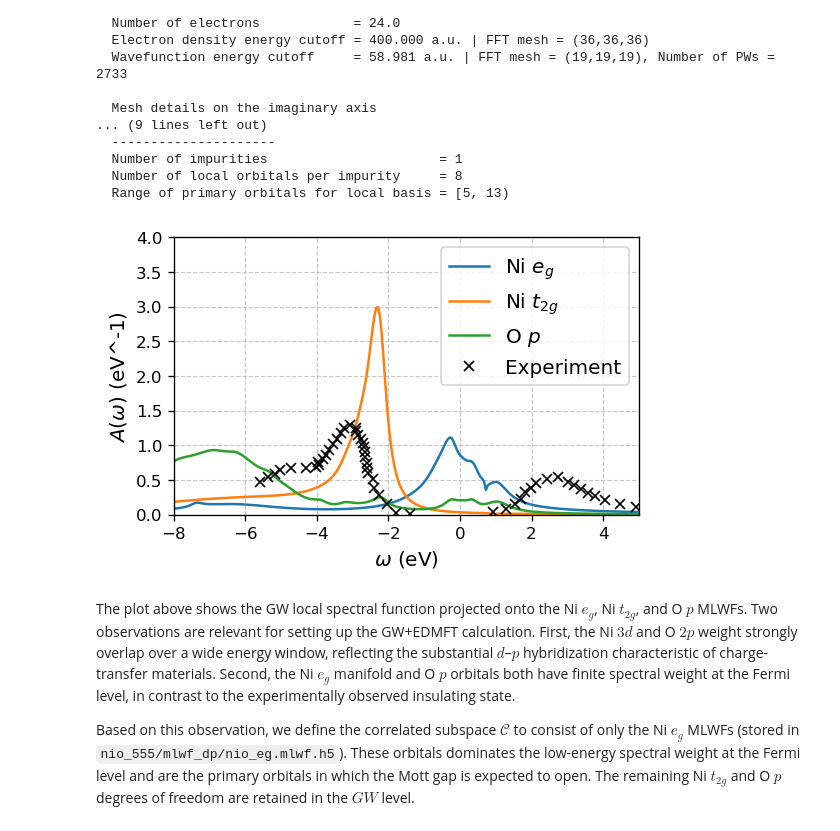
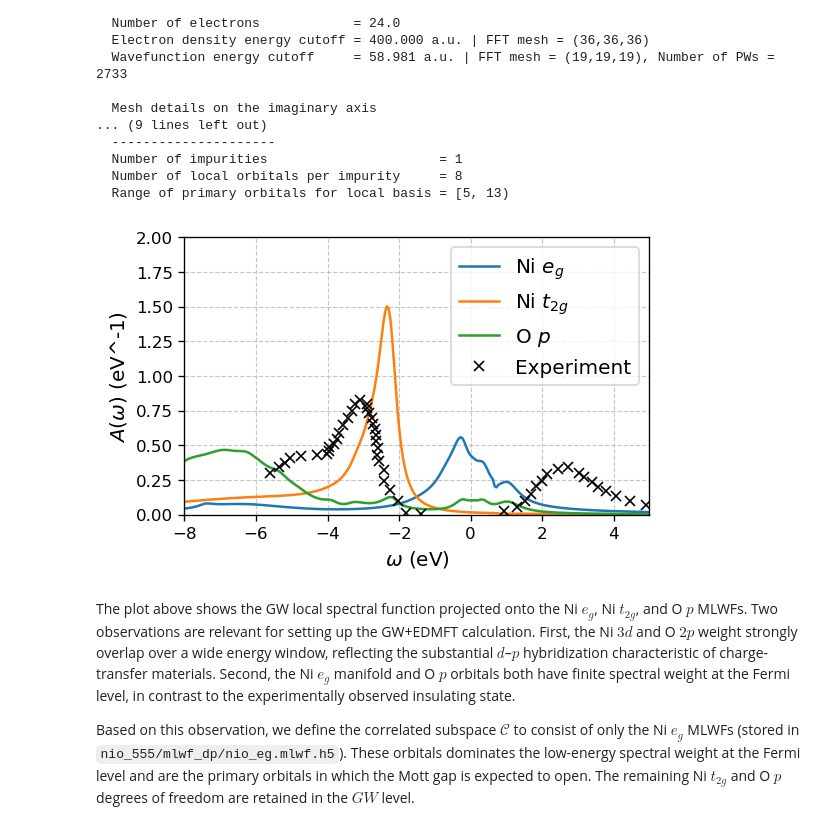
Before and after one commit to AbInitioQHub/coqui-tutorial, a Jupyter notebook: quickstart/04_gw_edmft/04_gw_edmft.ipynb, the cells around one changed output. Drawn from its saved outputs; the diff is of its cells as text; code cells hidden in the pictures.

```diff
--- a/quickstart/04_gw_edmft/04_gw_edmft.ipynb
+++ b/quickstart/04_gw_edmft/04_gw_edmft.ipynb
@@ -216,34 +211,35 @@ coqui.post_proc.local_dos(mf=mf, params=winter_params)
   Number of local orbitals per impurity     = 8
   Range of primary orbitals for local basis = [5, 13)
 # %%
-with HDFArchive("coqui_chkpts/scgw/nio.mbpt.h5", "r") as ar:
+with HDFArchive("coqui_chkpts/gw/nio.mbpt.h5", "r") as ar:
     w_mesh = ar["scf/iter8/ac/G_wskab_fbz/w_mesh"] * Hartree_eV
     Gw = ar["scf/iter8/ac/G_wskab_fbz/output"] / Hartree_eV
 
-Aloc = -np.sum(Gw.imag, axis=(1, 2)) / Gw.shape[2] * 2.0 / np.pi
+Aloc = -np.sum(Gw.imag, axis=(1, 2)) / Gw.shape[2] / np.pi
 A_eg = Aloc[:,0] + Aloc[:,1]
 A_t2g = Aloc[:,2] + Aloc[:,3] + Aloc[:,4]
 A_p = Aloc[:,5] + Aloc[:,6] + Aloc[:,7]
 
+# read photoemission data
 tot_pes = np.load("coqui_chkpts/expt/nio_pes.npy")
 tot_xas = np.load("coqui_chkpts/expt/nio_xas.npy")
 
 fig, ax = plt.subplots(1, figsize=(5,3), dpi=120)
 ax.plot(w_mesh.real, A_eg, label='Ni $e_g$')
 ax.plot(w_mesh.real, A_t2g, label='Ni $t_{2g}$')
 ax.plot(w_mesh.real, A_p, label='O $p$')
 ax.plot(tot_pes[:,0], tot_pes[:,1], color='black', marker='x', linestyle='', label='Experiment')
 ax.plot(tot_xas[:,0], tot_xas[:,1], color='black', marker='x', linestyle='')
 
 ax.set_xlim(-8.0, 5.0)
-ax.set_ylim(0, 4.0)
-ax.set_xlabel("$\omega$ (eV)", fontsize=12)
-ax.set_ylabel("$A(\omega)$ (eV^-1)", fontsize=12)
+ax.set_ylim(0, 2.0)
+ax.set_xlabel(r"$\omega$ (eV)", fontsize=12)
+ax.set_ylabel(r"$A(\omega)$ (eV^-1)", fontsize=12)
 ax.legend(ncol=1, loc=1, fontsize=12)
 ax.grid(True, which='both', linestyle='--', linewidth=0.7, alpha=0.7)
 plt.show()
 # %% [output]
-[figure, old version]
+[figure, new version]
 # %% [markdown]
 The plot above shows the GW local spectral function projected onto the Ni $e_g$, Ni $t_{2g}$, and O $p$ MLWFs. Two observations are relevant for setting up the GW+EDMFT calculation. First, the Ni $3d$ and O $2p$ weight strongly overlap over a wide energy window, reflecting the substantial $d$–$p$ hybridization characteristic of charge-transfer materials. Second, the Ni $e_g$ manifold and O $p$ orbitals both have finite spectral weight at the Fermi level, in contrast to the experimentally observed insulating state.
 
```
Also changed, not shown: parts of 14 cells of this notebook, 3 other files.
